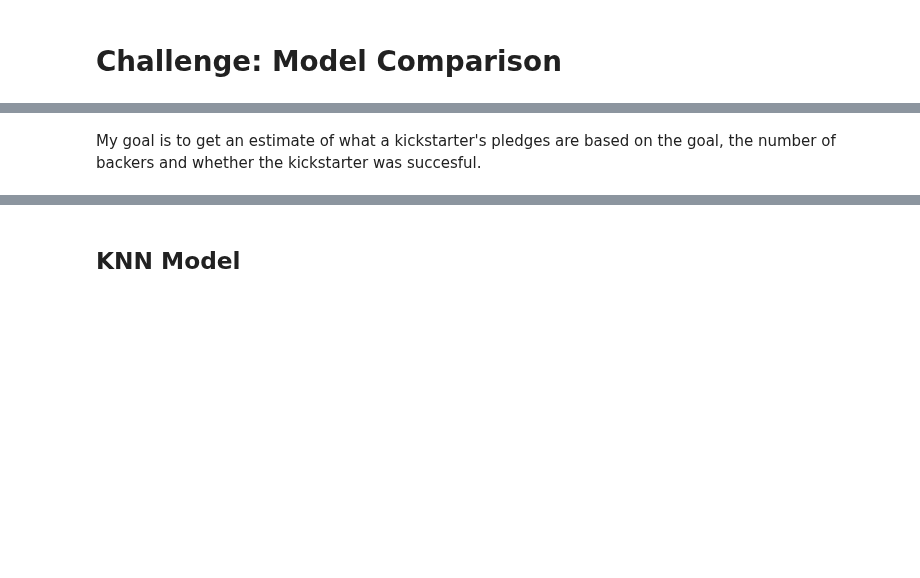
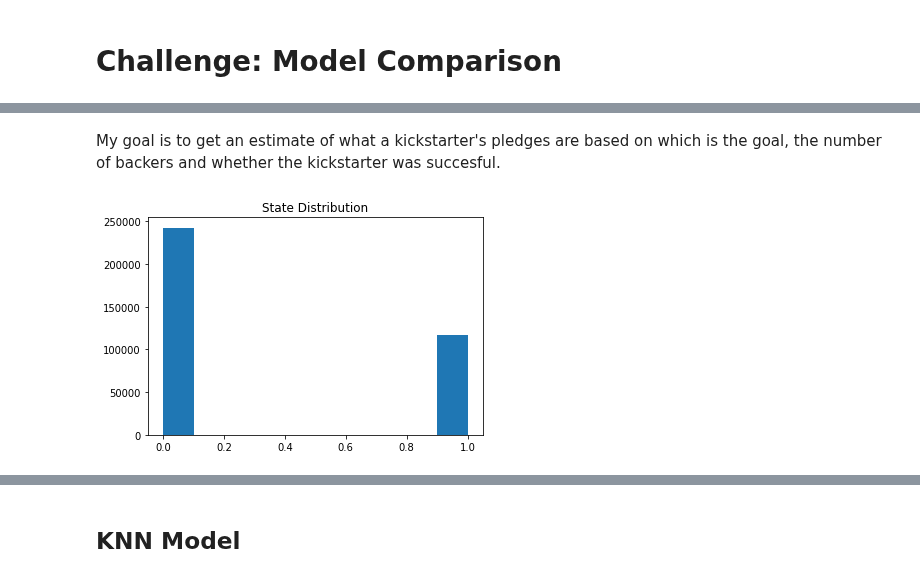
Before and after one commit to efuller11/Thinkful, a Jupyter notebook: Unit 3 lesson 1 Challenge Model Comparison.ipynb, the cells around one changed output, grey strips where cells are left out. Drawn from its saved outputs; the diff is of its cells as text; code cells hidden in the pictures; blank space fills up the shorter version.

```diff
--- a/Unit 3 lesson 1 Challenge Model Comparison.ipynb
+++ b/Unit 3 lesson 1 Challenge Model Comparison.ipynb
@@ -60,2 +61,10 @@ kickstarter_data.describe()
+# %%
+new_ks_data = kickstarter_data[kickstarter_data['pledged']< kickstarter_data['pledged'].quantile(0.95)]
 # %% [markdown]
-My goal is to get an estimate of what a kickstarter's pledges are based on the goal, the number of backers and whether the kickstarter was succesful.
+My goal is to get an estimate of what a kickstarter's pledges are based on which is the goal, the number of backers and whether the kickstarter was succesful.
+# %%
+# This graph shows that our data shows nearly double the unsuccessful kickstarter campaigns as there is successful ones.
+plt.hist(new_ks_data['state'])
+plt.title('State Distribution');
+# %% [output]
+[figure, added]
```
Also changed, not shown: parts of 31 cells of this notebook.
